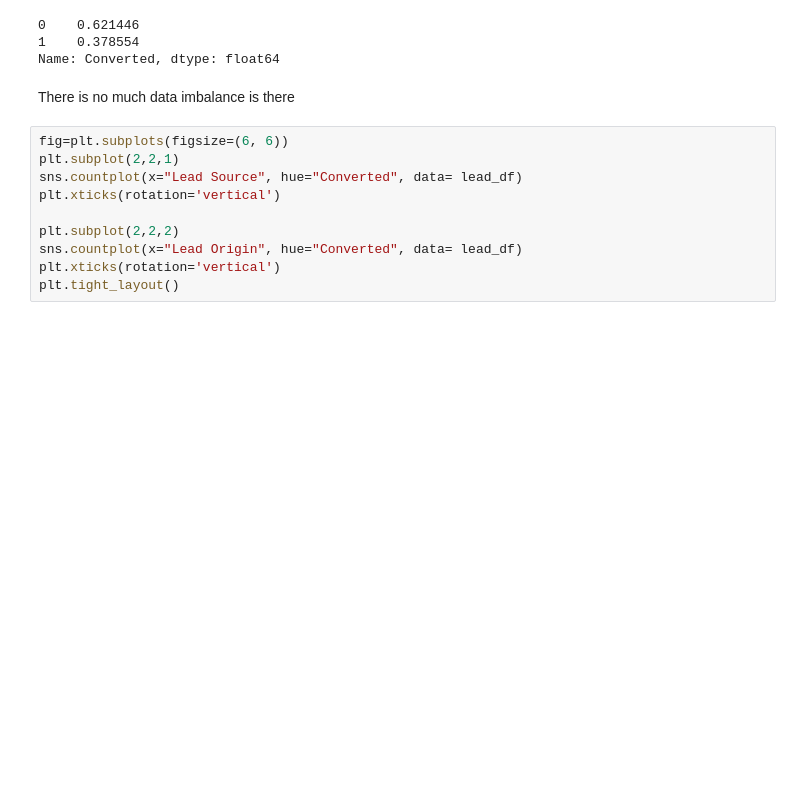
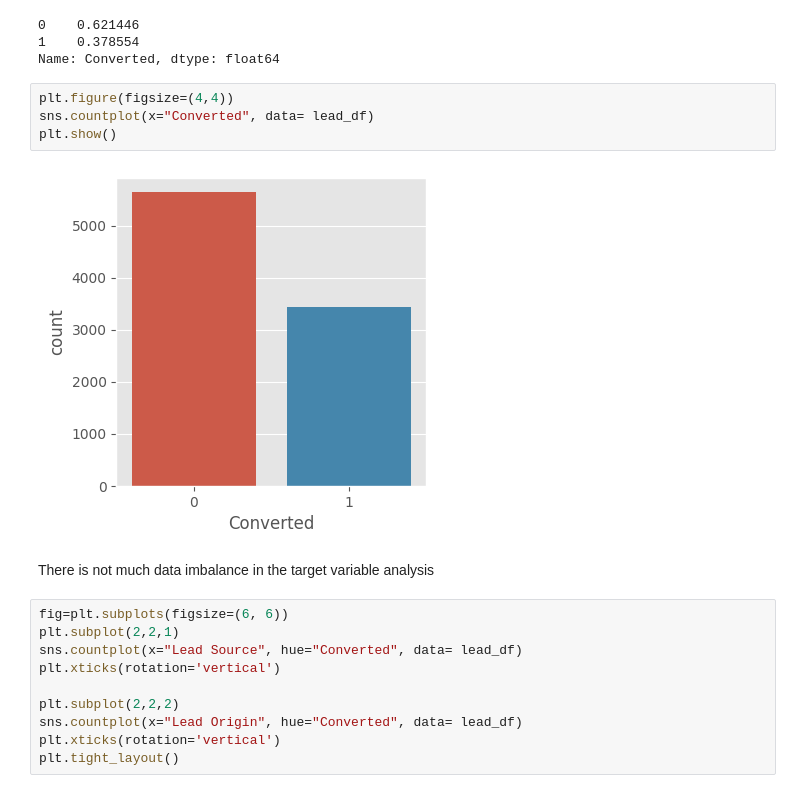
Before and after one commit to AchamaJames/project_demo, a Jupyter notebook: LeadScoringAssignment_Achama.ipynb, the cells around one changed output. Cells and saved outputs as stored; diff of their text form; blank space fills up the shorter version.

```diff
--- a/LeadScoringAssignment_Achama.ipynb
+++ b/LeadScoringAssignment_Achama.ipynb
@@ -471,8 +464,14 @@ lead_df["Converted"].value_counts(normalize=True)
 0    0.621446
 1    0.378554
 Name: Converted, dtype: float64
+# %%
+plt.figure(figsize=(4,4))
+sns.countplot(x="Converted", data= lead_df)
+plt.show()
+# %% [output]
+[figure, added]
 # %% [markdown]
-There is no much data imbalance is there
+There is not much data imbalance in the target variable analysis
 # %%
 fig=plt.subplots(figsize=(6, 6))
 plt.subplot(2,2,1)
```
Also changed, not shown: parts of 48 cells of this notebook.
